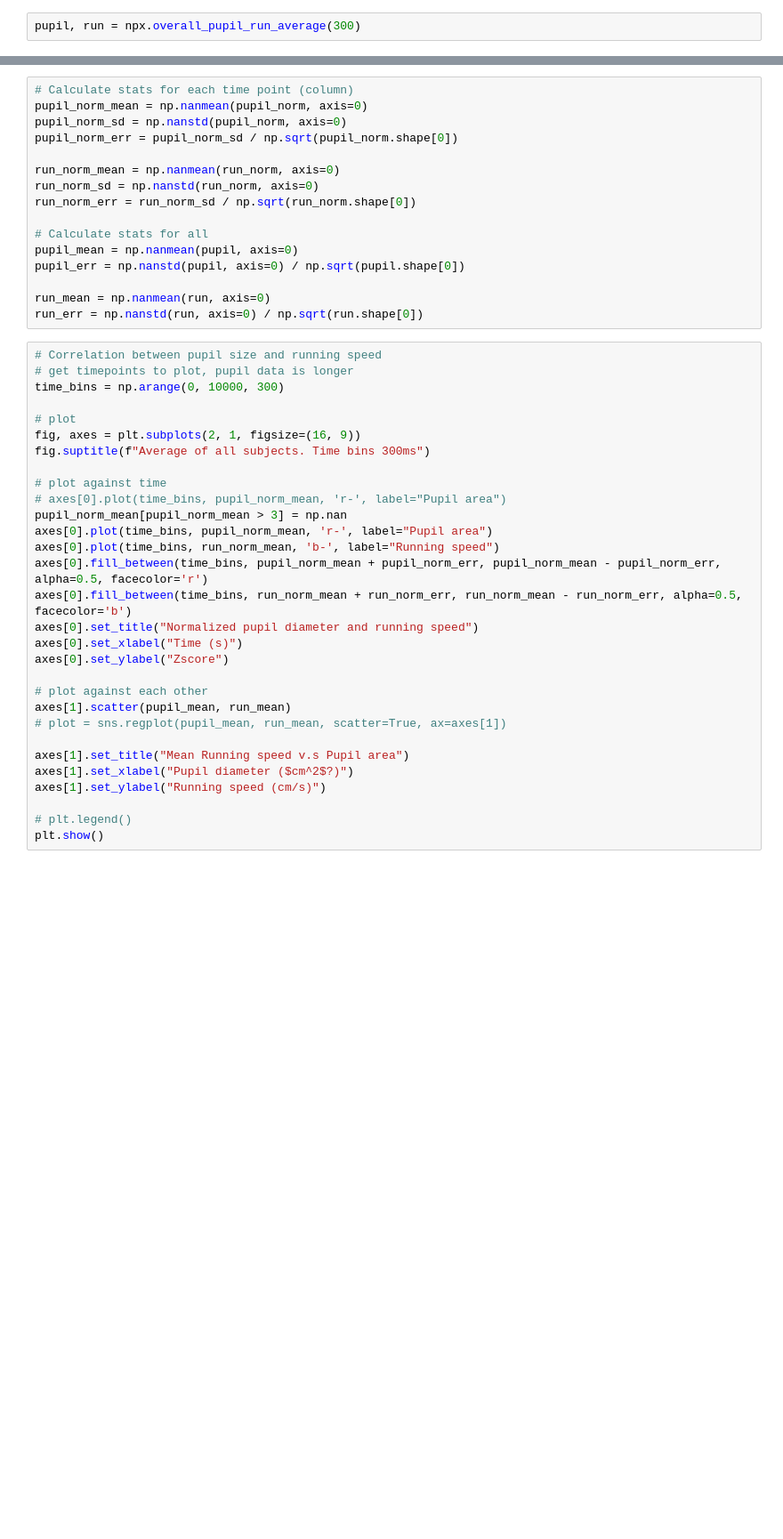
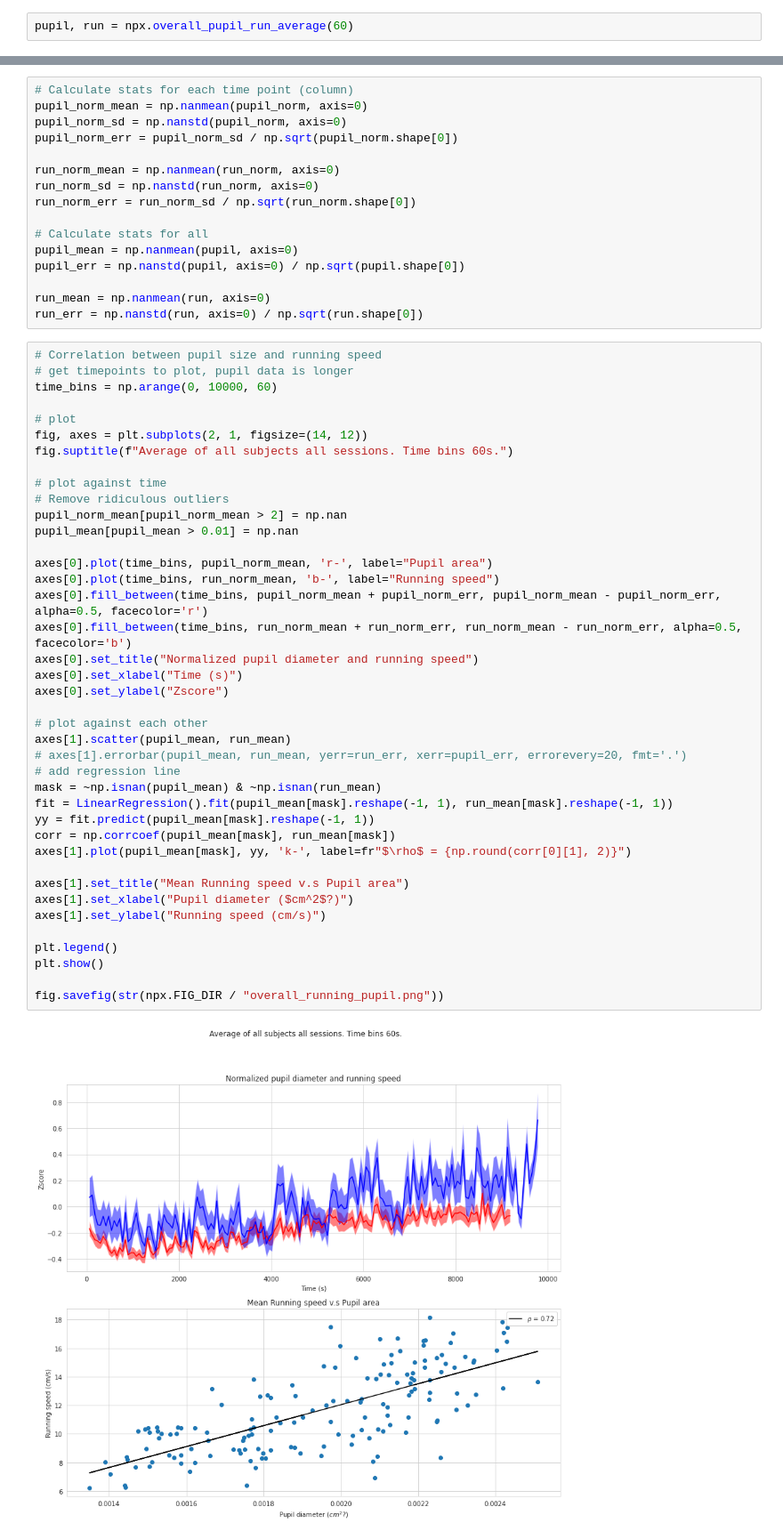
Before and after one commit to sh4r11f/NMA-rep-drift, a Jupyter notebook: notebooks/NPX_behavior.ipynb, the cells around one changed output, grey strips where cells are left out. Shown at 89% size. Saved outputs shown, nothing was run; the diff lists cells and outputs as text; blank space fills up the shorter version.

```diff
--- a/notebooks/NPX_behavior.ipynb
+++ b/notebooks/NPX_behavior.ipynb
@@ -13,3 +15,3 @@ npx = Neuropixel(HOME)
 # %%
-pupil, run = npx.overall_pupil_run_average(300)
+pupil, run = npx.overall_pupil_run_average(60)
 # %% [output]
@@ -36,30 +53,42 @@ run_err = np.nanstd(run, axis=0) / np.sqrt(run.shape[0])
 # %%
 # Correlation between pupil size and running speed
 # get timepoints to plot, pupil data is longer
-time_bins = np.arange(0, 10000, 300)
+time_bins = np.arange(0, 10000, 60)
 
 # plot
-fig, axes = plt.subplots(2, 1, figsize=(16, 9))
-fig.suptitle(f"Average of all subjects. Time bins 300ms")
+fig, axes = plt.subplots(2, 1, figsize=(14, 12))
+fig.suptitle(f"Average of all subjects all sessions. Time bins 60s.")
 
 # plot against time
-# axes[0].plot(time_bins, pupil_norm_mean, 'r-', label="Pupil area")
-pupil_norm_mean[pupil_norm_mean > 3] = np.nan
+# Remove ridiculous outliers
+pupil_norm_mean[pupil_norm_mean > 2] = np.nan
+pupil_mean[pupil_mean > 0.01] = np.nan
+
 axes[0].plot(time_bins, pupil_norm_mean, 'r-', label="Pupil area")
 axes[0].plot(time_bins, run_norm_mean, 'b-', label="Running speed")
 axes[0].fill_between(time_bins, pupil_norm_mean + pupil_norm_err, pupil_norm_mean - pupil_norm_err, alpha=0.5, facecolor='r')
 axes[0].fill_between(time_bins, run_norm_mean + run_norm_err, run_norm_mean - run_norm_err, alpha=0.5, facecolor='b')
 axes[0].set_title("Normalized pupil diameter and running speed")
 axes[0].set_xlabel("Time (s)")
 axes[0].set_ylabel("Zscore")
 
 # plot against each other
 axes[1].scatter(pupil_mean, run_mean)
-# plot = sns.regplot(pupil_mean, run_mean, scatter=True, ax=axes[1])
+# axes[1].errorbar(pupil_mean, run_mean, yerr=run_err, xerr=pupil_err, errorevery=20, fmt='.')
+# add regression line
+mask = ~np.isnan(pupil_mean) & ~np.isnan(run_mean)
+fit = LinearRegression().fit(pupil_mean[mask].reshape(-1, 1), run_mean[mask].reshape(-1, 1))
+yy = fit.predict(pupil_mean[mask].reshape(-1, 1))
+corr = np.corrcoef(pupil_mean[mask], run_mean[mask])
+axes[1].plot(pupil_mean[mask], yy, 'k-', label=fr"$\rho$ = {np.round(corr[0][1], 2)}")
 
 axes[1].set_title("Mean Running speed v.s Pupil area")
 axes[1].set_xlabel("Pupil diameter ($cm^2$?)")
 axes[1].set_ylabel("Running speed (cm/s)")
 
-# plt.legend()
+plt.legend()
 plt.show()
+
+fig.savefig(str(npx.FIG_DIR / "overall_running_pupil.png"))
+# %% [output]
+[figure, added]
```
Also changed, not shown: parts of 3 cells of this notebook, 4 other files.
